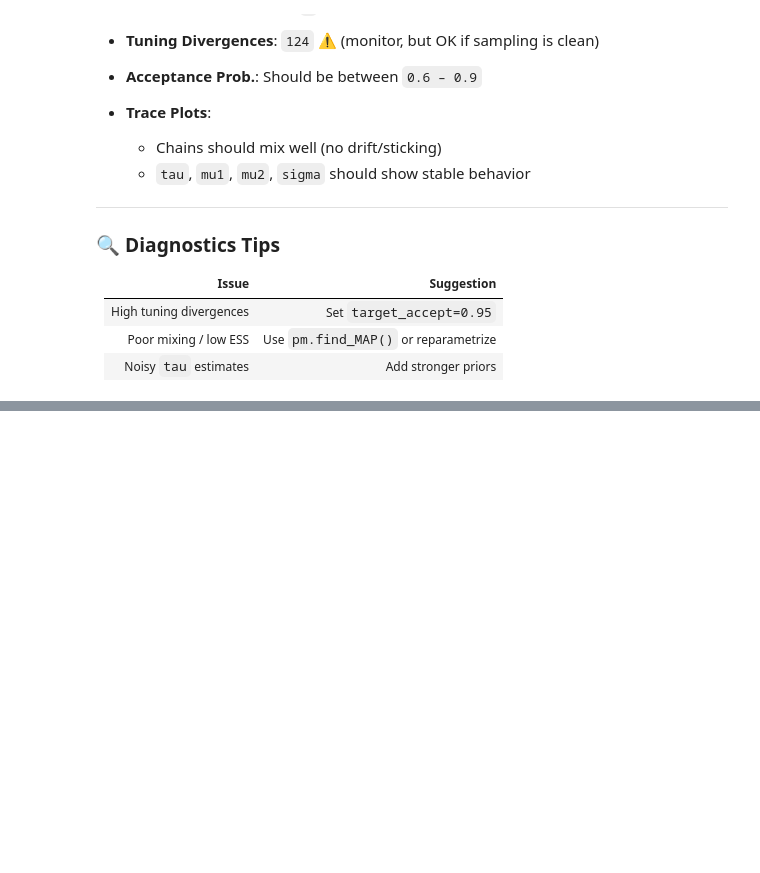
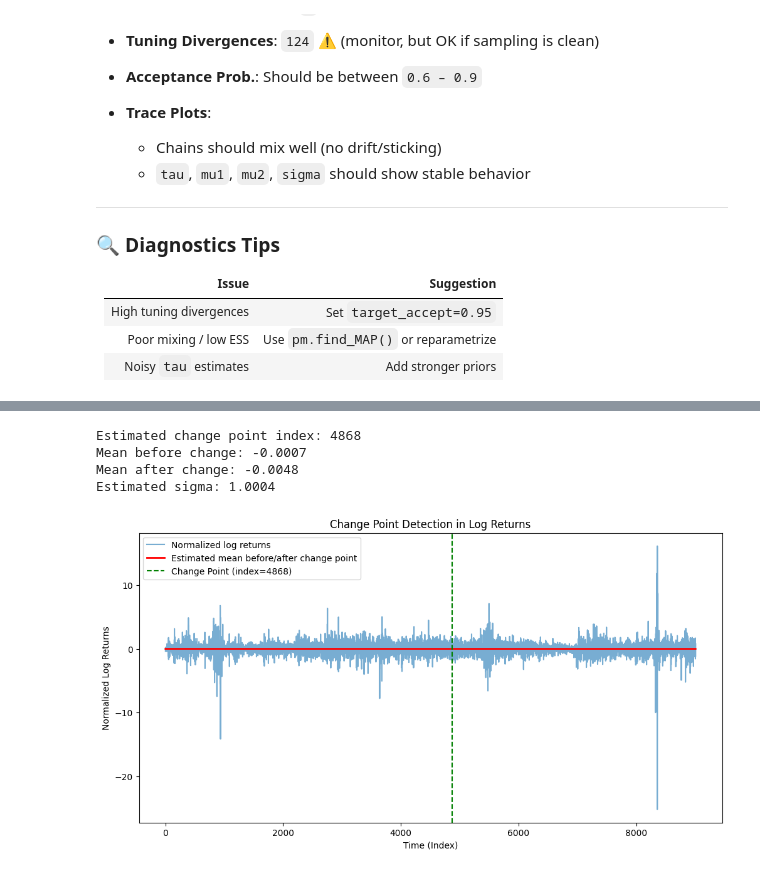
Before and after one commit to arsema-mz/change-point-analysis, a Jupyter notebook: notebooks/brent_change_point_analysis.ipynb, the cells around one changed output, grey strips where cells are left out. Saved outputs shown, nothing was run; the diff lists cells and outputs as text; code cells hidden in the pictures; blank space fills up the shorter version.

```diff
--- a/notebooks/brent_change_point_analysis.ipynb
+++ b/notebooks/brent_change_point_analysis.ipynb
@@ -241,0 +284,55 @@ The estimated number of effective samples is smaller than 200 for some parameter
+# %%
+import numpy as np
+
+# Get tau (change point index)
+tau_samples = trace.posterior["tau"].values
+tau_mean = int(np.mean(tau_samples))
+
+# Get means and standard deviation
+mu1_mean = np.mean(trace.posterior["mu1"].values)
+mu2_mean = np.mean(trace.posterior["mu2"].values)
+sigma_mean = np.mean(trace.posterior["sigma"].values)
+
+print(f"Estimated change point index: {tau_mean}")
+print(f"Mean before change: {mu1_mean:.4f}")
+print(f"Mean after change: {mu2_mean:.4f}")
+print(f"Estimated sigma: {sigma_mean:.4f}")
+# %% [output]
+Estimated change point index: 4868
+Mean before change: -0.0007
+Mean after change: -0.0048
+Estimated sigma: 1.0004
+# %%
+import matplotlib.pyplot as plt
+import numpy as np
+
+# Your normalized data
+data = log_returns
+n = len(data)
+
+# Extract mean estimates and change point from the trace
+tau_samples = trace.posterior["tau"].values.flatten()
+tau_mean = int(np.mean(tau_samples))
+
+mu1_mean = np.mean(trace.posterior["mu1"].values)
+mu2_mean = np.mean(trace.posterior["mu2"].values)
+
+# Create x-axis (time or index)
+x = np.arange(n)
+
+# Create the piecewise mean line
+mean_line = np.ones_like(data) * mu2_mean
+mean_line[:tau_mean] = mu1_mean
+
+plt.figure(figsize=(12,6))
+plt.plot(x, data, label='Normalized log returns', alpha=0.6)
+plt.plot(x, mean_line, color='red', linewidth=2, label='Estimated mean before/after change point')
+plt.axvline(tau_mean, color='green', linestyle='--', label=f'Change Point (index={tau_mean})')
+
+plt.xlabel('Time (Index)')
+plt.ylabel('Normalized Log Returns')
+plt.title('Change Point Detection in Log Returns')
+plt.legend()
+plt.show()
+# %% [output]
+[figure, added]
```
Also changed, not shown: parts of 6 cells of this notebook, 3 other files.
